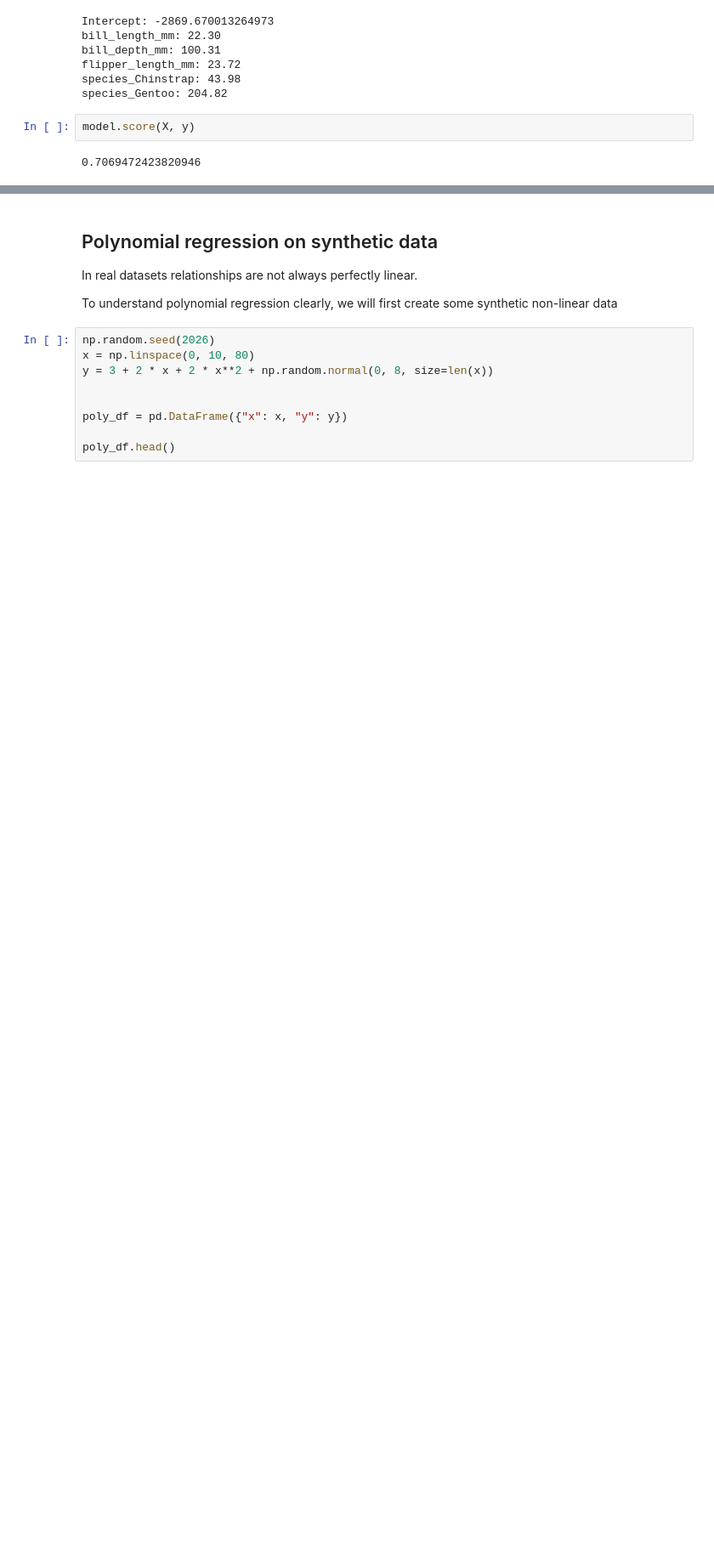
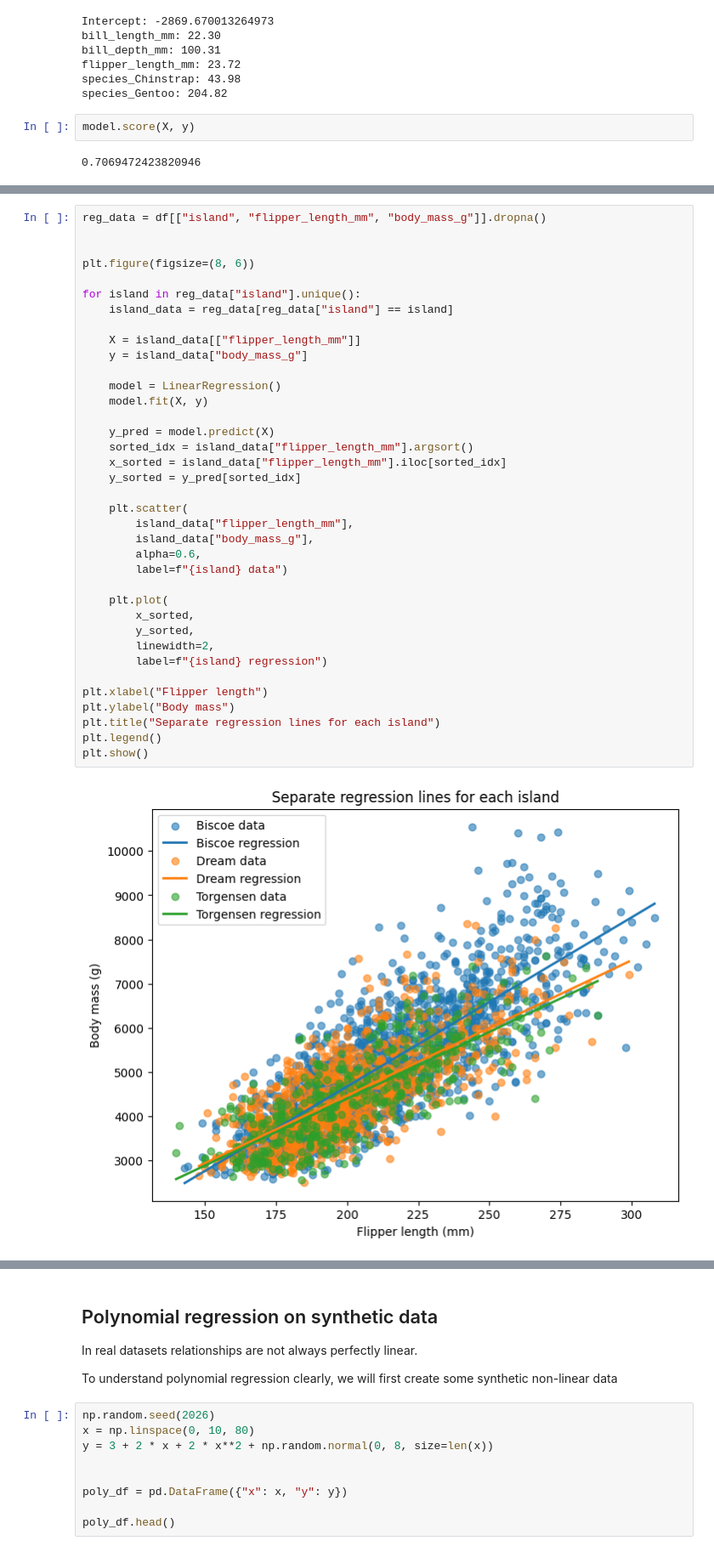
Before and after one commit to UBDS-3/Basic-python-2026, a Jupyter notebook: day5/Day 5 solutions.ipynb, the cells around one changed output, grey strips where cells are left out. Shown at 85% size. Drawn from its saved outputs; the diff is of its cells as text; blank space fills up the shorter version.

Commit message:
Tidying+grouped regression

```diff
--- a/day5/Day 5 solutions.ipynb
+++ b/day5/Day 5 solutions.ipynb
@@ -1122,0 +1127,39 @@ First technique to try - scaling
+# %%
+reg_data = df[["island", "flipper_length_mm", "body_mass_g"]].dropna()
+
+
+plt.figure(figsize=(8, 6))
+
+for island in reg_data["island"].unique():
+    island_data = reg_data[reg_data["island"] == island]
+
+    X = island_data[["flipper_length_mm"]]
+    y = island_data["body_mass_g"]
+
+    model = LinearRegression()
+    model.fit(X, y)
+
+    y_pred = model.predict(X)
+    sorted_idx = island_data["flipper_length_mm"].argsort()
+    x_sorted = island_data["flipper_length_mm"].iloc[sorted_idx]
+    y_sorted = y_pred[sorted_idx]
+
+    plt.scatter(
+        island_data["flipper_length_mm"],
+        island_data["body_mass_g"],
+        alpha=0.6,
+        label=f"{island} data")
+
+    plt.plot(
+        x_sorted,
+        y_sorted,
+        linewidth=2,
+        label=f"{island} regression")
+
+plt.xlabel("Flipper length")
+plt.ylabel("Body mass")
+plt.title("Separate regression lines for each island")
+plt.legend()
+plt.show()
+# %% [output]
+[figure, added]
```
Also changed, not shown: parts of 12 cells of this notebook.
